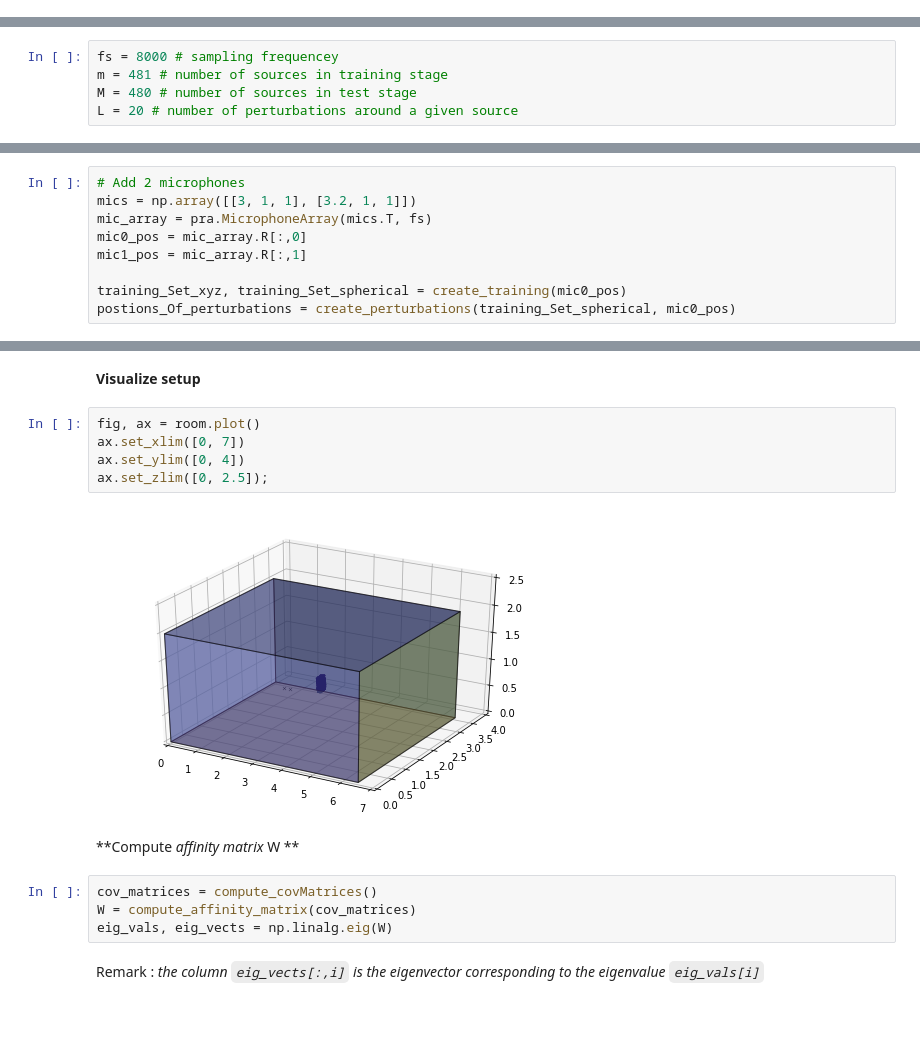
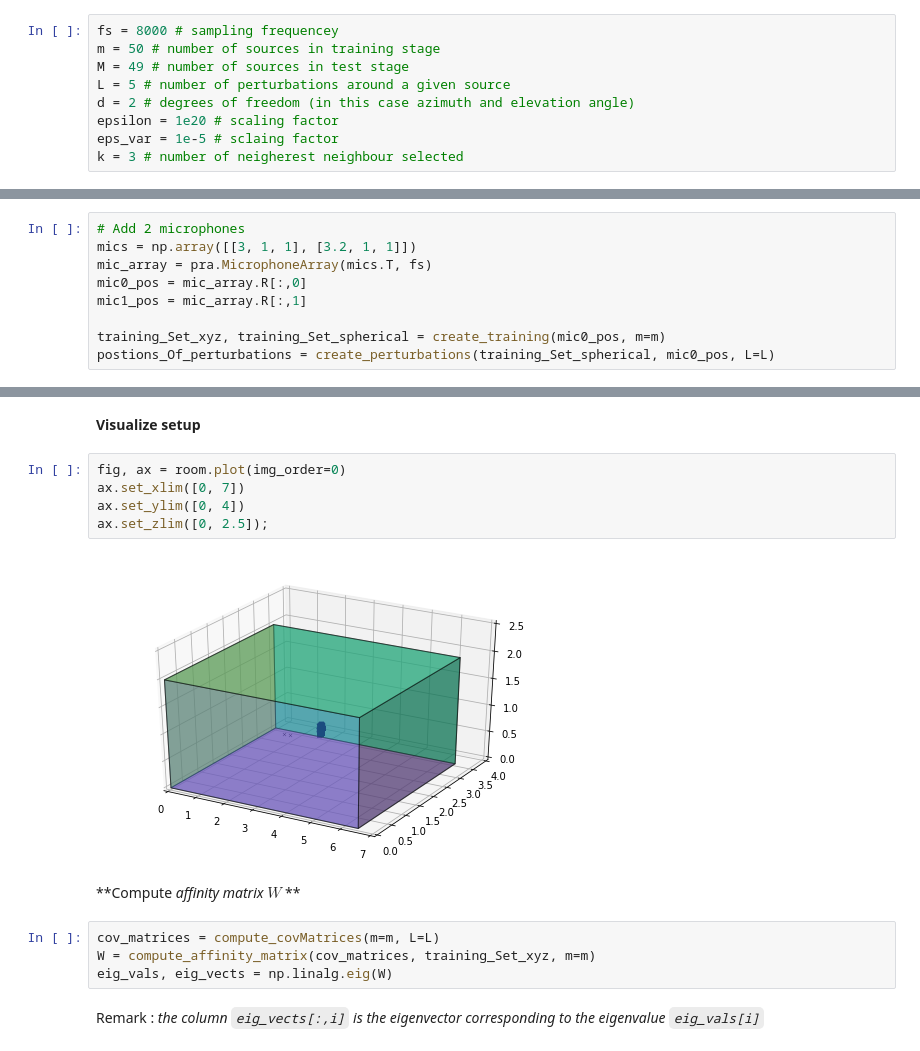
Before and after one commit to Belbaraka/alexa, a Jupyter notebook: modules/relative_transfer_function/waspaa_paper.ipynb, the cells around one changed output, grey strips where cells are left out. Drawn from its saved outputs; the diff is of its cells as text; blank space fills up the shorter version.

```diff
--- a/modules/relative_transfer_function/waspaa_paper.ipynb
+++ b/modules/relative_transfer_function/waspaa_paper.ipynb
@@ -11,3 +14,12 @@ import scipy
+# %%
+fs = 8000 # sampling frequencey
+m = 50 # number of sources in training stage
+M = 49 # number of sources in test stage
+L = 5 # number of perturbations around a given source
+d = 2 # degrees of freedom (in this case azimuth and elevation angle)
+epsilon = 1e20 # scaling factor
+eps_var = 1e-5 # sclaing factor
+k = 3 # number of neigherest neighbour selected
 # %% [markdown]
 ### Training stage
 # %% [markdown]
@@ -163,8 +279,3 @@ def compute_covMatrices(m=481):
-# %%
-fs = 8000 # sampling frequencey
-m = 481 # number of sources in training stage
-M = 480 # number of sources in test stage
-L = 20 # number of perturbations around a given source
 # %% [markdown]
 **Create sources positions and their respective perturbated positions**
 # %%
@@ -174,8 +285,8 @@ mic_array = pra.MicrophoneArray(mics.T, fs)
 mic0_pos = mic_array.R[:,0]
 mic1_pos = mic_array.R[:,1]
 
-training_Set_xyz, training_Set_spherical = create_training(mic0_pos)
-postions_Of_perturbations = create_perturbations(training_Set_spherical, mic0_pos)
+training_Set_xyz, training_Set_spherical = create_training(mic0_pos, m=m)
+postions_Of_perturbations = create_perturbations(training_Set_spherical, mic0_pos, L=L)
 # %% [markdown]
 **Create room where training sources are added**
 # %%
@@ -212,17 +323,17 @@ room_perturb.compute_rir()
 # %% [markdown]
 **Visualize setup**
 # %%
-fig, ax = room.plot()
+fig, ax = room.plot(img_order=0)
 ax.set_xlim([0, 7])
 ax.set_ylim([0, 4])
 ax.set_zlim([0, 2.5]);
 # %% [output]
-[figure, old version]
+[figure, new version]
 # %% [markdown]
-**Compute _*affinity matrix*_ W **
+**Compute _*affinity matrix*_ $W$ **
 # %%
-cov_matrices = compute_covMatrices()
-W = compute_affinity_matrix(cov_matrices)
+cov_matrices = compute_covMatrices(m=m, L=L)
+W = compute_affinity_matrix(cov_matrices, training_Set_xyz, m=m)
 eig_vals, eig_vects = np.linalg.eig(W)
 # %% [markdown]
 Remark : *the column `eig_vects[:,i]` is the eigenvector corresponding to the eigenvalue `eig_vals[i]`*
```
Also changed, not shown: parts of 19 cells of this notebook.
